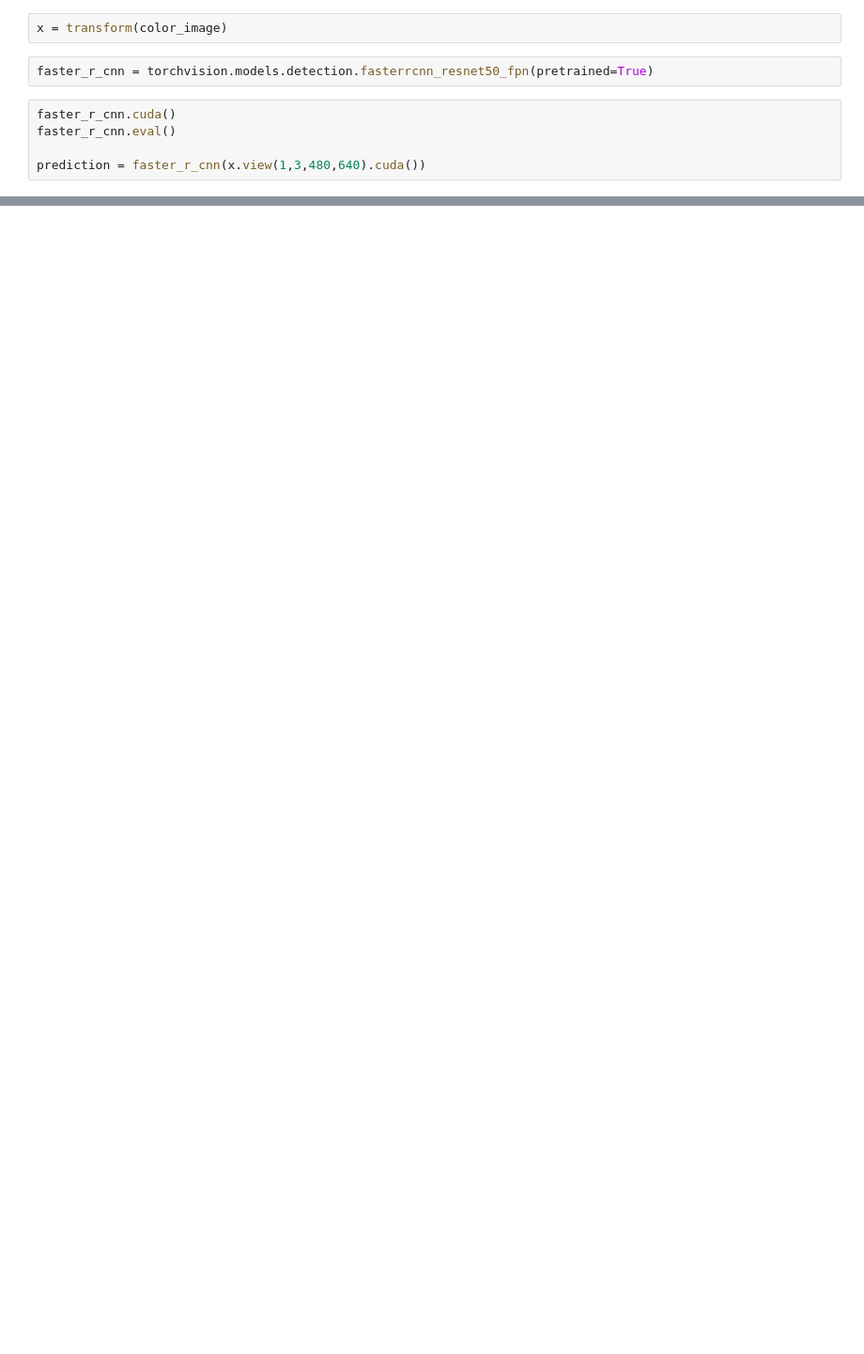
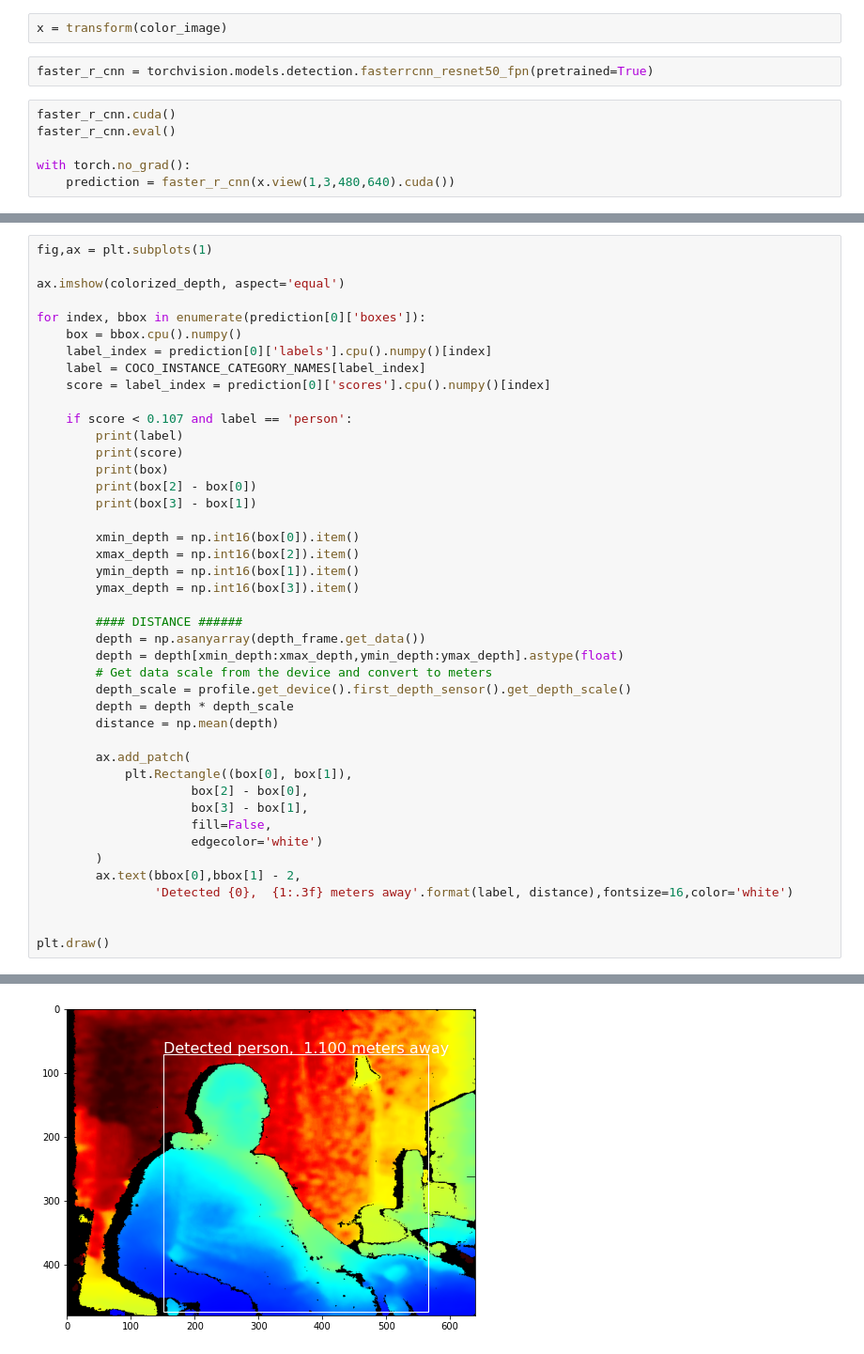
Before and after one commit to ErickDiaz/py_realsense, a Jupyter notebook: object_dectecion.ipynb, the cells around one changed output, grey strips where cells are left out. Shown at 94% size. Saved outputs shown, nothing was run; the diff lists cells and outputs as text; blank space fills up the shorter version.

Commit message:
added distance

```diff
--- a/object_dectecion.ipynb
+++ b/object_dectecion.ipynb
@@ -71,7 +91,8 @@ faster_r_cnn = torchvision.models.detection.fasterrcnn_resnet50_fpn(pretrained=T
 faster_r_cnn.cuda()
 faster_r_cnn.eval()
 
-prediction = faster_r_cnn(x.view(1,3,480,640).cuda())
+with torch.no_grad():
+    prediction = faster_r_cnn(x.view(1,3,480,640).cuda())
 # %%
 prediction
 # %% [output]
@@ -83,0 +112,44 @@ prediction
+# %%
+fig,ax = plt.subplots(1)
+
+ax.imshow(colorized_depth, aspect='equal')
+
+for index, bbox in enumerate(prediction[0]['boxes']):
+    box = bbox.cpu().numpy()
+    label_index = prediction[0]['labels'].cpu().numpy()[index]
+    label = COCO_INSTANCE_CATEGORY_NAMES[label_index]
+    score = label_index = prediction[0]['scores'].cpu().numpy()[index]
+
+    if score < 0.107 and label == 'person':
+        print(label)
+        print(score)
+        print(box)
+        print(box[2] - box[0])
+        print(box[3] - box[1])
+
+        xmin_depth = np.int16(box[0]).item()
+        xmax_depth = np.int16(box[2]).item()
+        ymin_depth = np.int16(box[1]).item()
+        ymax_depth = np.int16(box[3]).item()
+
+        #### DISTANCE ######
+        depth = np.asanyarray(depth_frame.get_data())
+        depth = depth[xmin_depth:xmax_depth,ymin_depth:ymax_depth].astype(float)
+        # Get data scale from the device and convert to meters
+        depth_scale = profile.get_device().first_depth_sensor().get_depth_scale()
+        depth = depth * depth_scale
+        distance = np.mean(depth)
+
+        ax.add_patch(
+            plt.Rectangle((box[0], box[1]),
+                     box[2] - box[0],
+                     box[3] - box[1],
+                     fill=False,
+                     edgecolor='white')
+        )
+        ax.text(bbox[0],bbox[1] - 2,
+                'Detected {0},  {1:.3f} meters away'.format(label, distance),fontsize=16,color='white')
+
+
+plt.draw()
+# %% [output]
@@ -83,0 +161 @@ prediction
+[figure, added]
```
Also changed, not shown: parts of 9 cells of this notebook.
